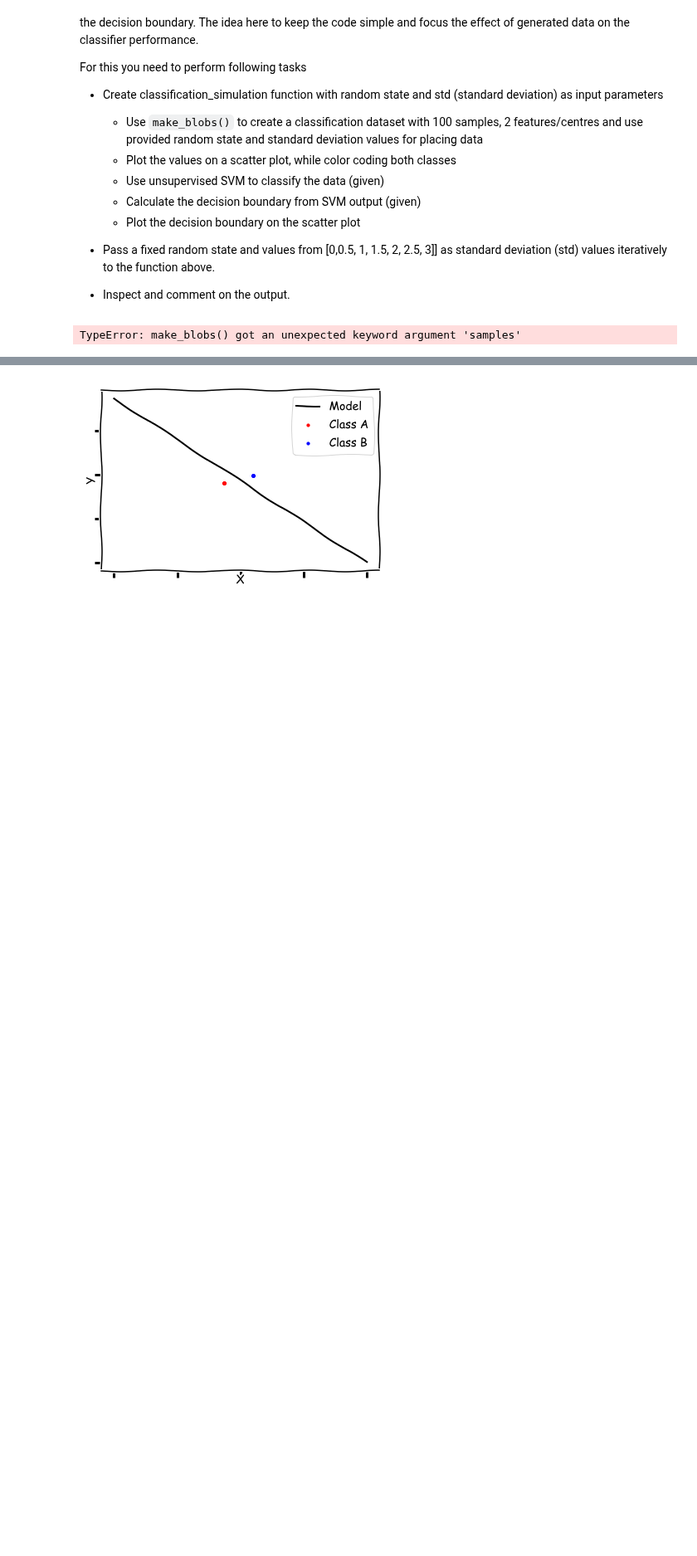
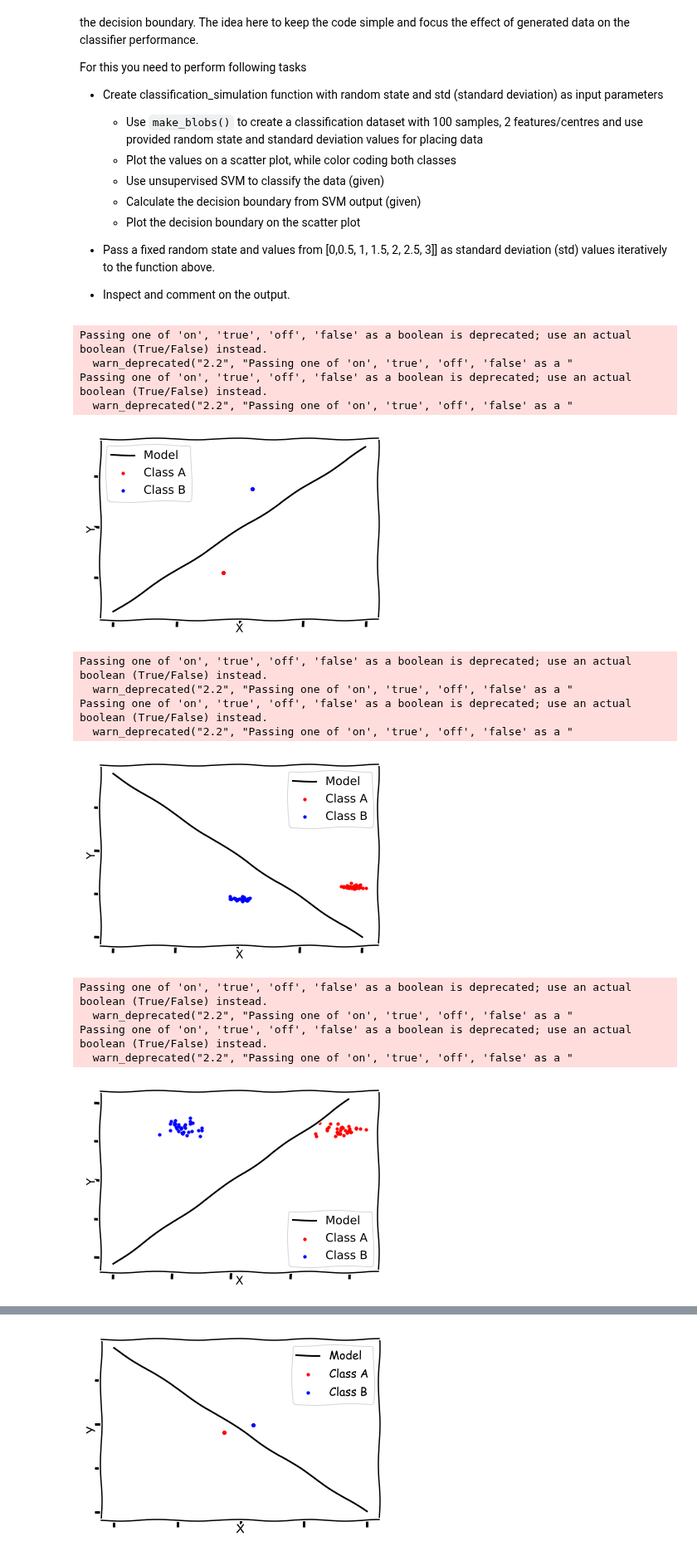
Before and after one commit to ZMBailey/dsc-2-23-06-data-generation-process-lab-seattle-ds-career-040119, a Jupyter notebook: index.ipynb, the cells around one changed output, grey strips where cells are left out. Shown at 83% size. Cells and saved outputs as stored; diff of their text form; code cells hidden in the pictures; blank space fills up the shorter version.

```diff
--- a/index.ipynb
+++ b/index.ipynb
@@ -81,7 +81,7 @@ from sklearn.svm import LinearSVC
 def classification_simulation(random_state, std):
 
     # Create X, y (2 classes) and make a color coded scatter plot
-    make_blobs(samples=100, n_features=2, cluster_std=std, random_state=random_state)
+    X,y = make_blobs(n_samples=100, n_features=2, cluster_std=std, random_state=random_state)
     # Fit an SVM model
     # clf = LinearSVC().fit(X, y)
     plt.scatter(X[y == 0, 0], X[y == 0, 1], color="red", s=10, label="Class A")
@@ -93,31 +93,45 @@ def classification_simulation(random_state, std):
     w = clf.coef_[0]
     a = -w[0] / w[1]
     xx = np.linspace(-10, 10)
     yy = a * xx - (clf.intercept_[0]) / w[1]
 
     # plot the line, the points, and the nearest vectors to the plane
     plt.plot(xx, yy, 'k-', color="black", label="Model")
 
     plt.tick_params(labelbottom='off', labelleft='off')
     plt.xlabel("X")
     plt.ylabel("Y")
     plt.legend()
     plt.show()
 
     # get the Separating hyperplane i.e. the decision boundary
     # w = clf.coef_[0]
     # a = -w[0] / w[1]
     # xx = np.linspace(-10, 10)
     # yy = a * xx - (clf.intercept_[0]) / w[1]
 
     # plot the decision line with xx and yy calculated above
 
 
     # label and show the plot
 
 random_state = np.random.RandomState(2)
 
 for std in [0,0.5, 1, 1.5, 2, 2.5, 3]:
     classification_simulation(random_state, std)
 # %% [output]
-TypeError: make_blobs() got an unexpected keyword argument 'samples'
+Passing one of 'on', 'true', 'off', 'false' as a boolean is deprecated; use an actual boolean (True/False) instead.
+  warn_deprecated("2.2", "Passing one of 'on', 'true', 'off', 'false' as a "
+Passing one of 'on', 'true', 'off', 'false' as a boolean is deprecated; use an actual boolean (True/False) instead.
+  warn_deprecated("2.2", "Passing one of 'on', 'true', 'off', 'false' as a "
+[figure, added]
+Passing one of 'on', 'true', 'off', 'false' as a boolean is deprecated; use an actual boolean (True/False) instead.
+  warn_deprecated("2.2", "Passing one of 'on', 'true', 'off', 'false' as a "
+Passing one of 'on', 'true', 'off', 'false' as a boolean is deprecated; use an actual boolean (True/False) instead.
+  warn_deprecated("2.2", "Passing one of 'on', 'true', 'off', 'false' as a "
+[figure, added]
+Passing one of 'on', 'true', 'off', 'false' as a boolean is deprecated; use an actual boolean (True/False) instead.
+  warn_deprecated("2.2", "Passing one of 'on', 'true', 'off', 'false' as a "
+Passing one of 'on', 'true', 'off', 'false' as a boolean is deprecated; use an actual boolean (True/False) instead.
+  warn_deprecated("2.2", "Passing one of 'on', 'true', 'off', 'false' as a "
+[figure, added]
```
Also changed, not shown: parts of 1 cell of this notebook.
